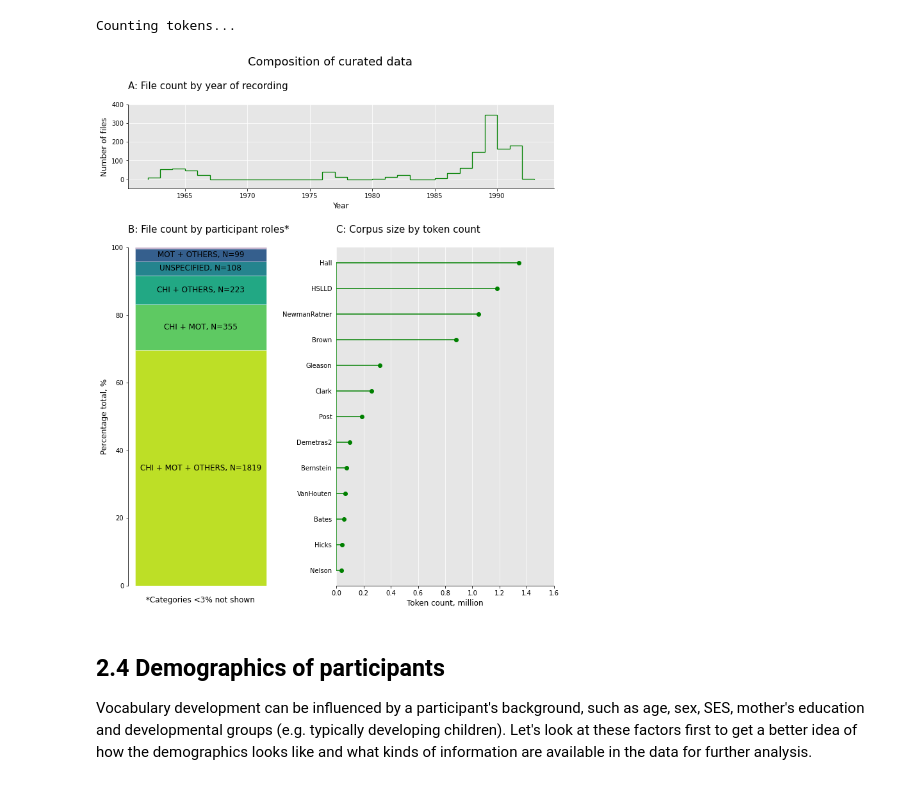
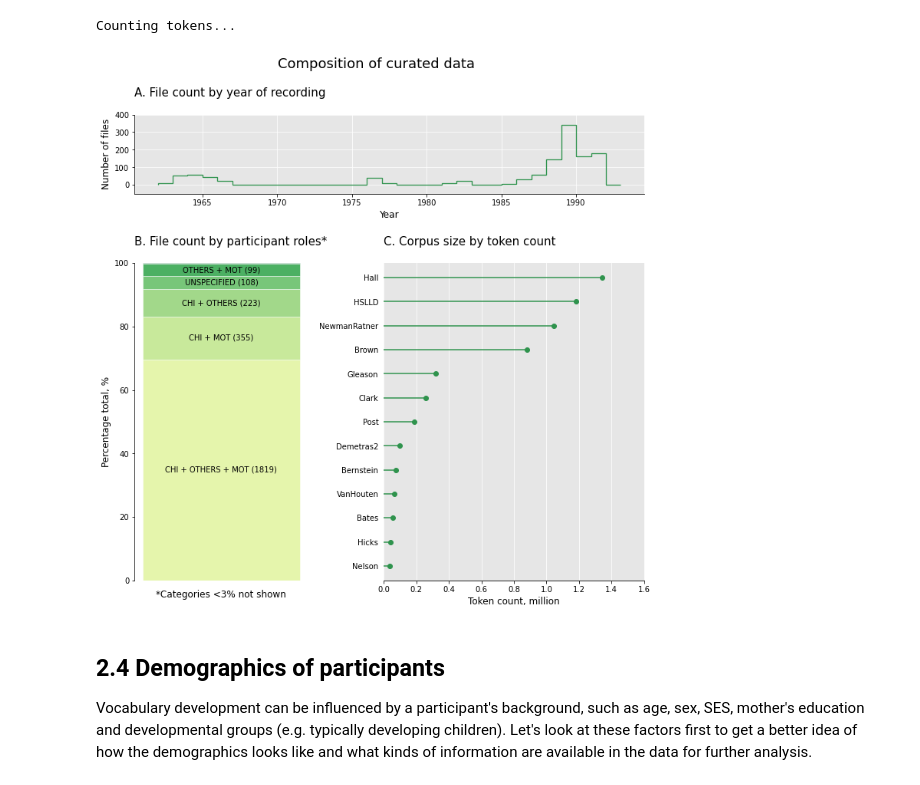
Before and after one commit to Data-Science-for-Linguists-2022/Child-Vocab-Development, a Jupyter notebook: code/data_curation.ipynb, the cells around one changed output. Cells and saved outputs as stored; diff of their text form; code cells hidden in the pictures.

```diff
--- a/code/data_curation.ipynb
+++ b/code/data_curation.ipynb
@@ -58,7 +71,7 @@ Brown.zip/
 I will use the `read_chat()` function of `PyLangAcq` to read all the CHAT files in the dataset `Adam`:
 # %%
 # Read CHAT files in the dataset 'Adam' in 'Brown.zip':
-path = '../data_samples/childes/Brown.zip'
+path = '../data/data_samples/Brown.zip'
 adam = pylangacq.read_chat(path, 'Adam')
 
 print(type(adam))
@@ -659,44 +672,46 @@ fig, ax = plt.subplot_mosaic([['A','A'],
                               ['B','C']],  # Subplot C spans across two grids
                               gridspec_kw=gs_kw, figsize=(10,12),
                               constrained_layout=True)
+cmap = plt.cm.YlGn  # color map
+accent_color = cmap(0.7)
 
 # ==============================================================================
 # Plotting
 
 # ------------------------------------------------------------------------------
 # Plot A
-ax['A'].hist(data_idx.year, 31, histtype='step', color='g', lw='1.3')
+ax['A'].hist(data_idx.year, 31, histtype='step', color=accent_color, lw='1.3')
 
 # ------------------------------------------------------------------------------
 # Plot B
-x = 'Participant roles'
 participant_count = participant_count.sort_values(ascending=False)
 participant_pc = participant_count/sum(participant_count)*100
-
-n = len(participant_pc)
-colors = plt.cm.viridis(np.linspace(0.9, 0, n))
+colors = cmap(np.linspace(0.2, 0.8, len(participant_pc)))
 
 curr_sum = 0
 for i, pc in enumerate(participant_pc):
     bottom = curr_sum
-    ax['B'].bar(x, pc, label=participant_pc.index[i], bottom=bottom,
+    ax['B'].bar('x', pc, label=participant_pc.index[i], bottom=bottom,
                 color=colors[i], edgecolor='w', linewidth=0.5)
     curr_sum = curr_sum + pc
     if participant_pc.index[i] == '':
-        label = "Unspecified, N={}".format(participant_count[i]).upper()
+        label = "Unspecified ({})".format(participant_count[i]).upper()
     elif pc >= 3:
-        label = "{}, N={}".format(participant_pc.index[i],
-                                participant_count[i]).upper()
+        label = "{} ({})".format(participant_pc.index[i],
+                                 participant_count[i]).upper()
     else:
         label = ''
     label_ypos = curr_sum - (pc/2)
-    ax['B'].text(0, label_ypos, label, ha="center", va="center", size=12)
+    ax['B'].text(0, label_ypos, label, ha="center", va="center")
 
 # ------------------------------------------------------------------------------
 # Plot C
 tok_by_corpus.sort_values(by='token_count', inplace=True, ascending=True)
-ax['C'].stem(tok_by_corpus.corpus,tok_by_corpus.token_count/10**6, markerfmt='go',
-             orientation='horizontal', linefmt='g-', basefmt='g-')
+marker, stem, base = ax['C'].stem(tok_by_corpus.corpus,
+                                  tok_by_corpus.token_count/10**6,
+                                  orientation='horizontal', basefmt='none')
+plt.setp(marker, 'color', accent_color)
+plt.setp(stem, 'color', accent_color)
 
 # ------------------------------------------------------------------------------
 # Subplot A settings
@@ -708,37 +723,37 @@ ax['A'].grid(axis='both', color='w')
 ax['A'].set_facecolor('0.9')
 
 # Subplot B settings
 ax['B'].get_xaxis().set_visible(False)
 ax['B'].set_ylabel('Percentage total, %', size=12)
 ax['B'].set_ylim([0,100])
 ax['B'].spines[['top','bottom', 'right']].set_visible(False)
 ax['B'].text(0, -3, '*Categories <3% not shown', ha="center", va="top", size=12)
 
 # Subplot C settings
 ax['C'].set_xlabel('Token count, million', size=12)
 # ax['C'].tick_params(axis='x', labelrotation = 45)
 ax['C'].spines[['top', 'left', 'right']].set_visible(False)
 ax['C'].set_xlim([0, 1.6])
 ax['C'].yaxis.set_ticks_position('none')
 ax['C'].grid(axis='x', color='w')
 ax['C'].set_facecolor('0.9')
 
 # ------------------------------------------------------------------------------
 # Set figure and subplot titles
-ax['A'].set_title('\nA: File count by year of recording\n',
+ax['A'].set_title('\nA. File count by year of recording\n',
                   loc='left', size=15)
-ax['B'].set_title('\nB: File count by participant roles*\n',
+ax['B'].set_title('\nB. File count by participant roles*\n',
                   loc='left', size=15)
-ax['C'].set_title('\nC: Corpus size by token count\n',
+ax['C'].set_title('\nC. Corpus size by token count\n',
                   loc='left', size=15)
 
 fig.suptitle('Composition of curated data', fontsize=18)
 
 # Save figure
 # plt.savefig('../reports/images/data_composition_unprocessed.svg', bbox_inches='tight', dpi=150)
 plt.show()
 # %% [output]
-[figure, old version]
+[figure, new version]
 # %% [markdown]
 ## 2.4 Demographics of participants
 
```
Also changed, not shown: parts of 6 cells of this notebook, 3 other files.
